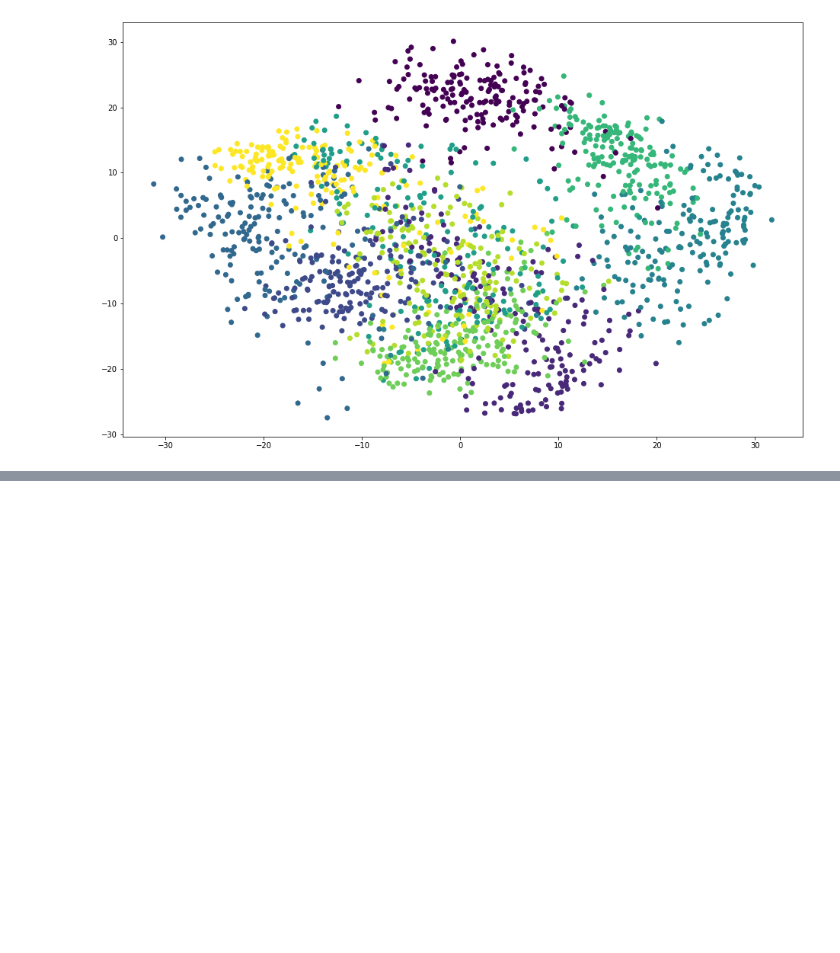
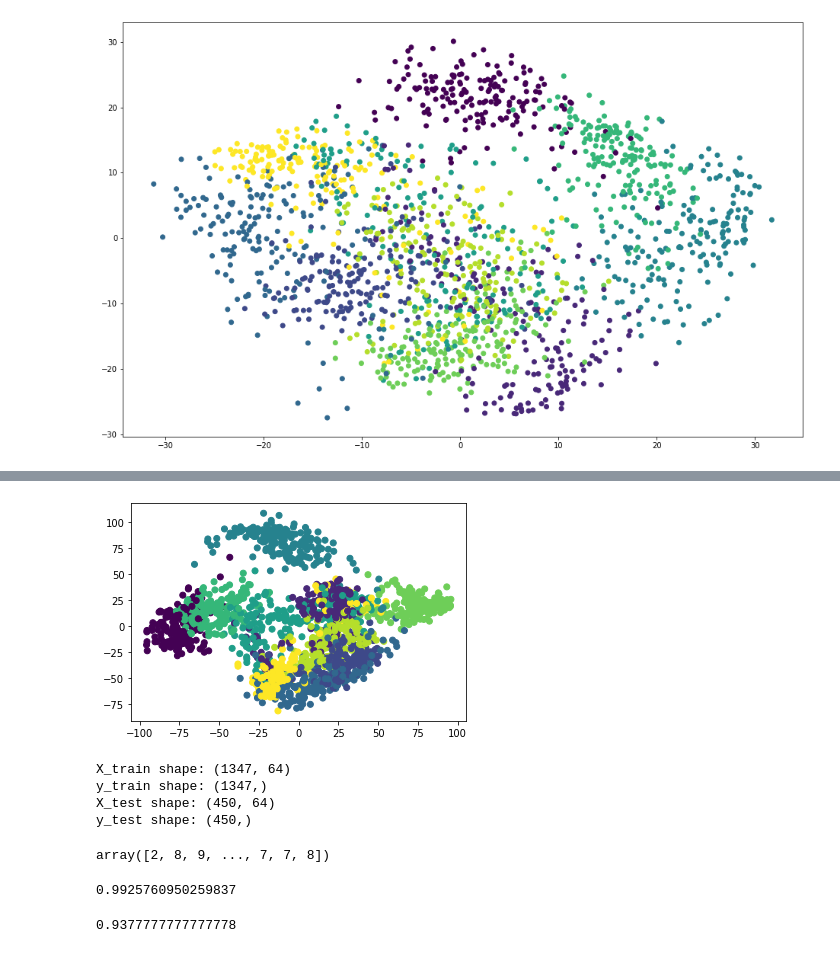
Before and after one commit to kondoumh/JupyterNotebook, a Jupyter notebook: sklearn.ipynb, the cells around one changed output, grey strips where cells are left out. Drawn from its saved outputs; the diff is of its cells as text; code cells hidden in the pictures; blank space fills up the shorter version.

```diff
--- a/sklearn.ipynb
+++ b/sklearn.ipynb
@@ -75,0 +98,4 @@ plt.scatter(X_pca[:, 0], X_pca[:, 1], c=Y)
+# %%
+plt.scatter(X_isomap[:, 0], X_isomap[:, 1], c=Y);
+# %% [output]
+[figure, added]
@@ -75,0 +105,25 @@ plt.scatter(X_pca[:, 0], X_pca[:, 1], c=Y)
+# %%
+print("X_train shape: %s" % repr(X_train.shape))
+print("y_train shape: %s" % repr(y_train.shape))
+print("X_test shape: %s" % repr(X_test.shape))
+print("y_test shape: %s" % repr(y_test.shape))
+# %% [output]
+X_train shape: (1347, 64)
+y_train shape: (1347,)
+X_test shape: (450, 64)
+y_test shape: (450,)
+# %%
+from sklearn.svm import LinearSVC
+svm = LinearSVC()
+svm.fit(X_train, y_train);
+svm.predict(X_train)
+# %% [output]
+array([2, 8, 9, ..., 7, 7, 8])
+# %%
+svm.score(X_train, y_train)
+# %% [output]
+0.9925760950259837
+# %%
+svm.score(X_test, y_test)
+# %% [output]
+0.9377777777777778
```
Also changed, not shown: parts of 10 cells of this notebook.
